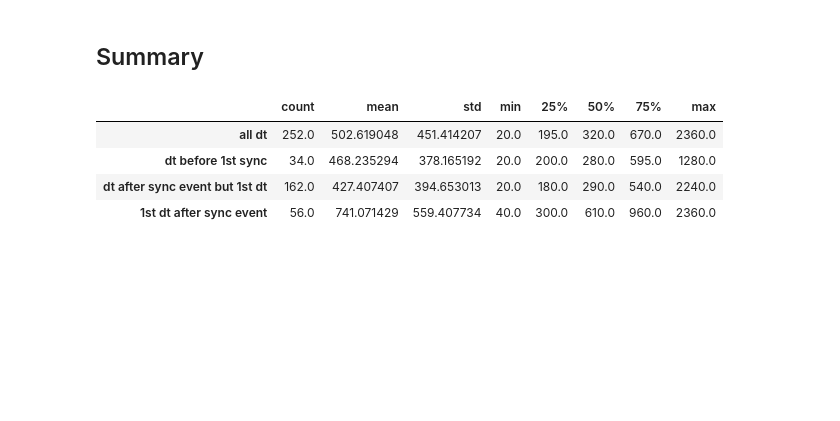
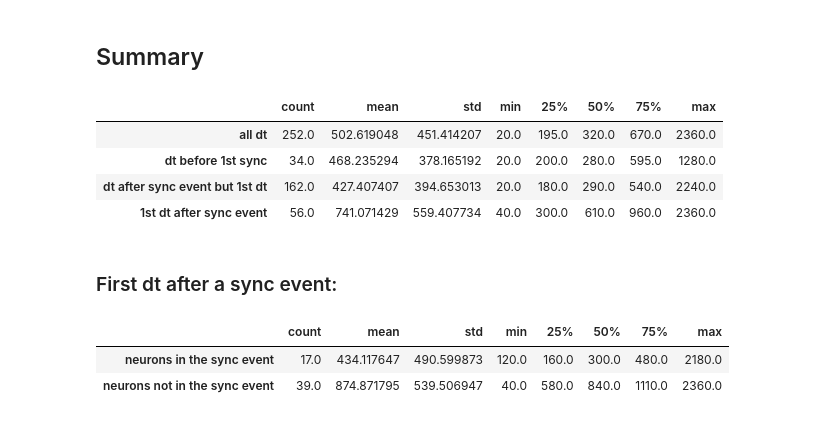
Before and after one commit to gchevrot/R, a Jupyter notebook: peaks_dt.ipynb, the cells around one changed output. Saved outputs shown, nothing was run; the diff lists cells and outputs as text; code cells hidden in the pictures; blank space fills up the shorter version.

```diff
--- a/peaks_dt.ipynb
+++ b/peaks_dt.ipynb
@@ -242,0 +271,11 @@ df_dt_after_sync.describe()
+# %%
+df_sync = df[df['sync_events'] == True]
+sync_neurons = {}
+
+for idx, row in df_sync.iterrows():
+    temp = []
+    for neuron_name in neuron_names:
+        if row[neuron_name] == 1:
+            temp.append(neuron_name)
+    sync_neurons[idx] = temp
+sync_neurons
@@ -242,0 +291,25 @@ df_dt_after_sync.describe()
+# %%
+# Do not contain "dt before 1st sync event"
+dt_after_sync = {}
+df_dt_after_sync_for_sync_neurons = []  # dt for the neurons in the sync event
+df_dt_after_sync_for_nosync_neurons = []
+no_signal_between_2_sync_event = 0
+
+for i, event in enumerate(sync_event_index):
+    for neuron_name in neuron_names:
+        if i == len(sync_event_index)-1:
+            dt_after_sync[neuron_name] = dt_neurons[neuron_name][(dt_neurons[neuron_name].index>sync_event_index[i])][0:1]  # [0:1] take only the first peak after the sync event
+        else:
+            dt_after_sync[neuron_name] = dt_neurons[neuron_name][(dt_neurons[neuron_name].index>sync_event_index[i]) & (dt_neurons[neuron_name].index<sync_event_index[i+1]+1)][0:1]
+            #print('{} - {}'.format(i, len(dt_but_first_after_sync[df_name])))
+        try:
+            if neuron_name in sync_neurons[event]:
+                df_dt_after_sync_for_sync_neurons.append(dt_after_sync[neuron_name].get_values()[0,0])  # [0,0] because it is an array of array
+            else:
+                df_dt_after_sync_for_nosync_neurons.append(dt_after_sync[neuron_name].get_values()[0,0])
+        except:
+            # discard when there is no new peak after the synchronization event
+            print('no peaks after index {} for neuron {}'.format(sync_event_index[i], neuron_name))
+            no_signal_between_2_sync_event += 1
+df_dt_after_sync_for_sync_neurons = pd.DataFrame(df_dt_after_sync_for_sync_neurons)  # concatenate before tranforming to a dataframe because the values are a list of array
+df_dt_after_sync_for_nosync_neurons = pd.DataFrame(df_dt_after_sync_for_nosync_neurons)
@@ -336,0 +455,6 @@ df_results.boxplot(return_type='axes', rot=75, fontsize=13, showmeans=True, boxp
+# %%
+# using pd.DataFrame(XXX.get_values()) to get the "same numerotation" and concatenate the 2 dataframes
+df_first_dt = pd.concat([df_dt_after_sync_for_sync_neurons, df_dt_after_sync_for_nosync_neurons], axis=1)
+
+df_first_dt.columns = ['neurons in the sync event', 'neurons not in the sync event']
+df_first_dt.head()
@@ -346,3 +518,11 @@ pd.DataFrame([df_results['all dt'].describe() , df_results['dt before 1st sync']
 | dt before 1st sync | 34.0 | 468.235294 | 378.165192 | 20.0 | 200.0 | 280.0 | 595.0 | 1280.0 |
 | dt after sync event but 1st dt | 162.0 | 427.407407 | 394.653013 | 20.0 | 180.0 | 290.0 | 540.0 | 2240.0 |
 | 1st dt after sync event | 56.0 | 741.071429 | 559.407734 | 40.0 | 300.0 | 610.0 | 960.0 | 2360.0 |
+# %% [markdown]
+### First dt after a sync event:
+# %%
+pd.DataFrame([df_first_dt['neurons in the sync event'].describe(), df_first_dt['neurons not in the sync event'].describe()])
+# %% [output]
+|  | count | mean | std | min | 25% | 50% | 75% | max |
+| neurons in the sync event | 17.0 | 434.117647 | 490.599873 | 120.0 | 160.0 | 300.0 | 480.0 | 2180.0 |
+| neurons not in the sync event | 39.0 | 874.871795 | 539.506947 | 40.0 | 580.0 | 840.0 | 1110.0 | 2360.0 |
```
Also changed, not shown: parts of 40 cells of this notebook.
